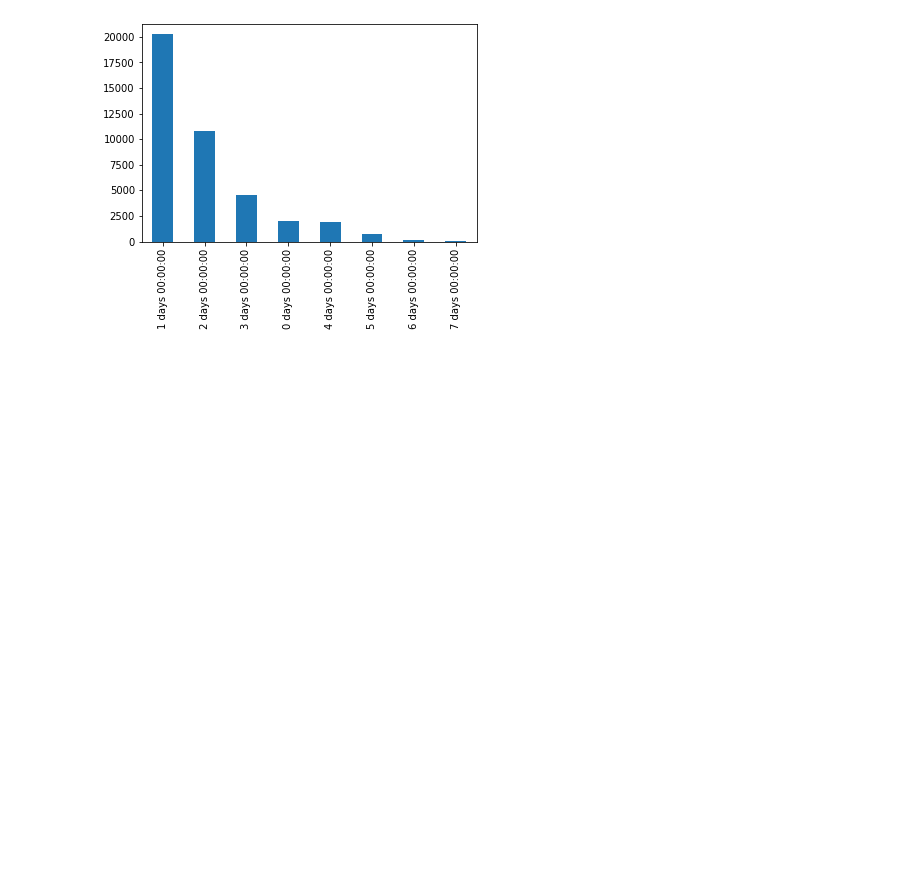
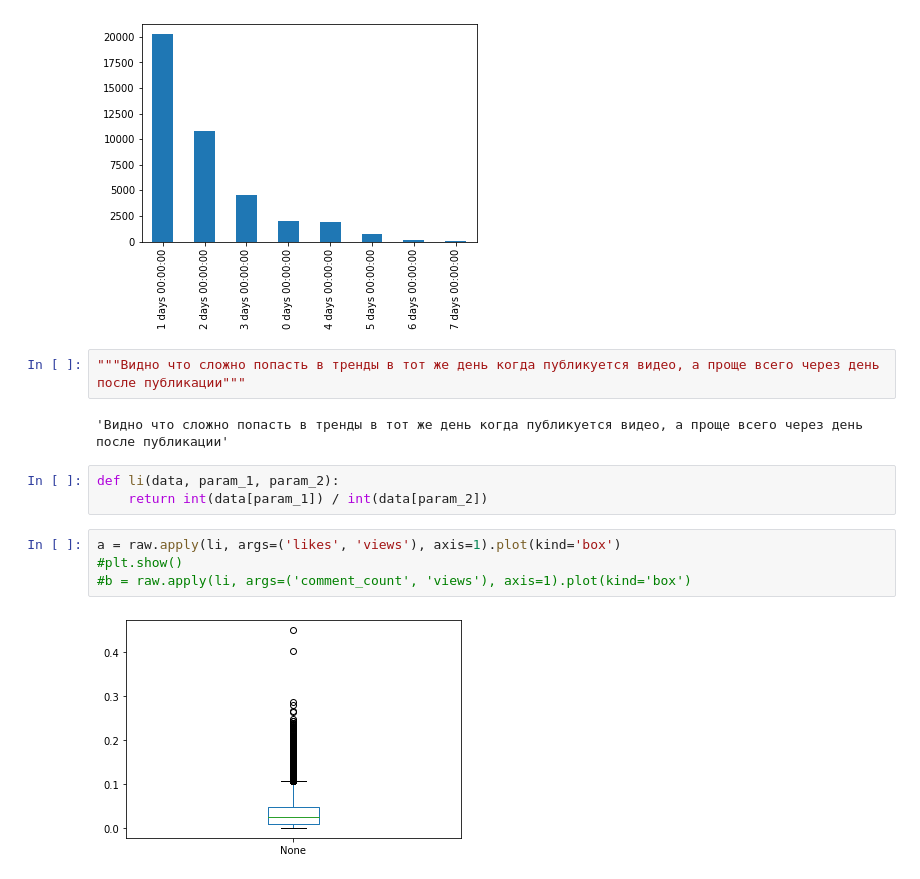
Before and after one commit to artemiroshnichenko/netology, a Jupyter notebook: 15/main.ipynb, the cells around one changed output. Drawn from its saved outputs; the diff is of its cells as text; blank space fills up the shorter version.

```diff
--- a/15/main.ipynb
+++ b/15/main.ipynb
@@ -28,3 +28,16 @@ days_to[days_to > 50].plot(kind='bar')
 # %% [output]
 <AxesSubplot:>
 [figure]
+# %%
+"""Видно что сложно попасть в тренды в тот же день когда публикуется видео, а проще всего через день после публикации"""
+# %% [output]
+'Видно что сложно попасть в тренды в тот же день когда публикуется видео, а проще всего через день после публикации'
+# %%
+def li(data, param_1, param_2):
+    return int(data[param_1]) / int(data[param_2])
+# %%
+a = raw.apply(li, args=('likes', 'views'), axis=1).plot(kind='box')
+#plt.show()
+#b = raw.apply(li, args=('comment_count', 'views'), axis=1).plot(kind='box')
+# %% [output]
+[figure, added]
```
Also changed, not shown: parts of 4 cells of this notebook.
